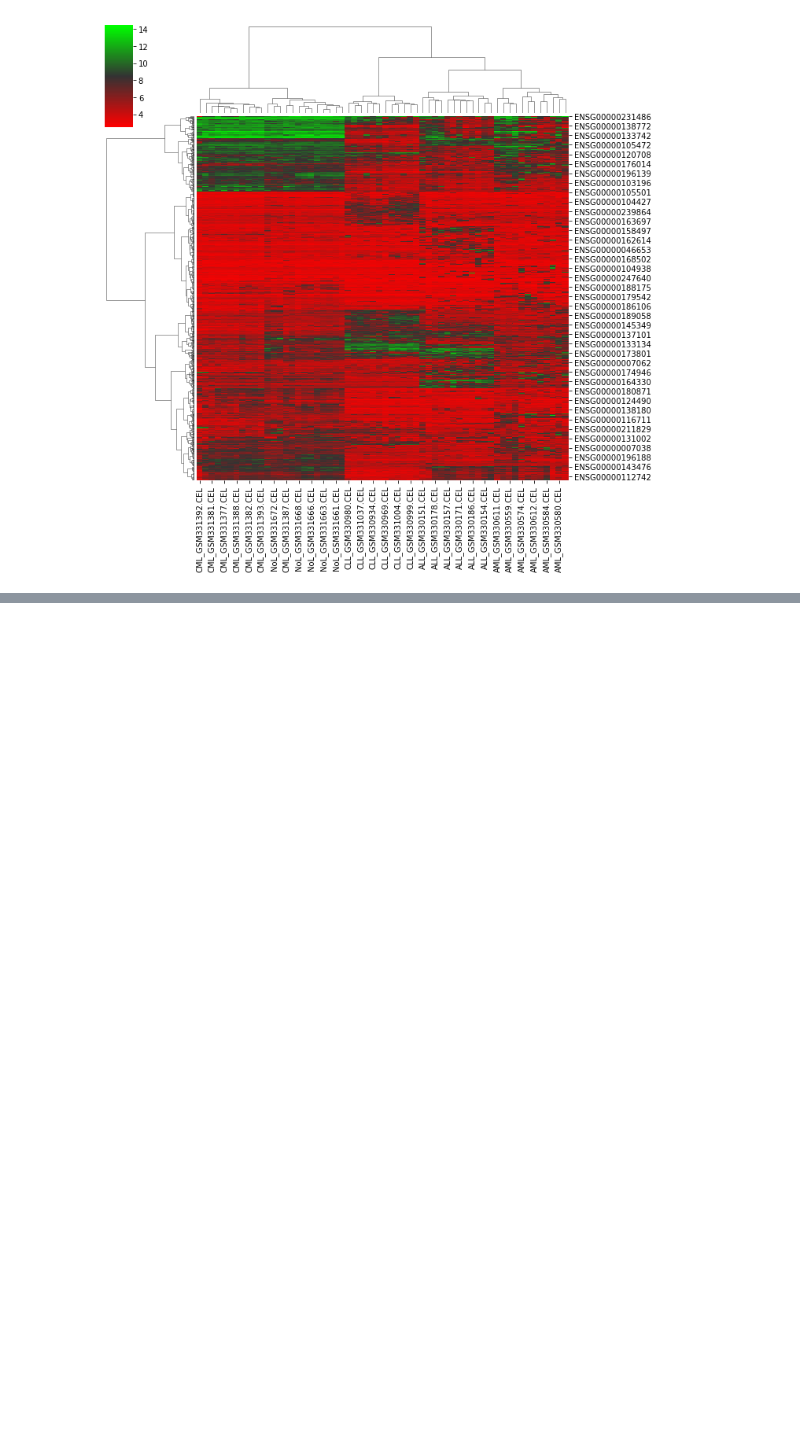
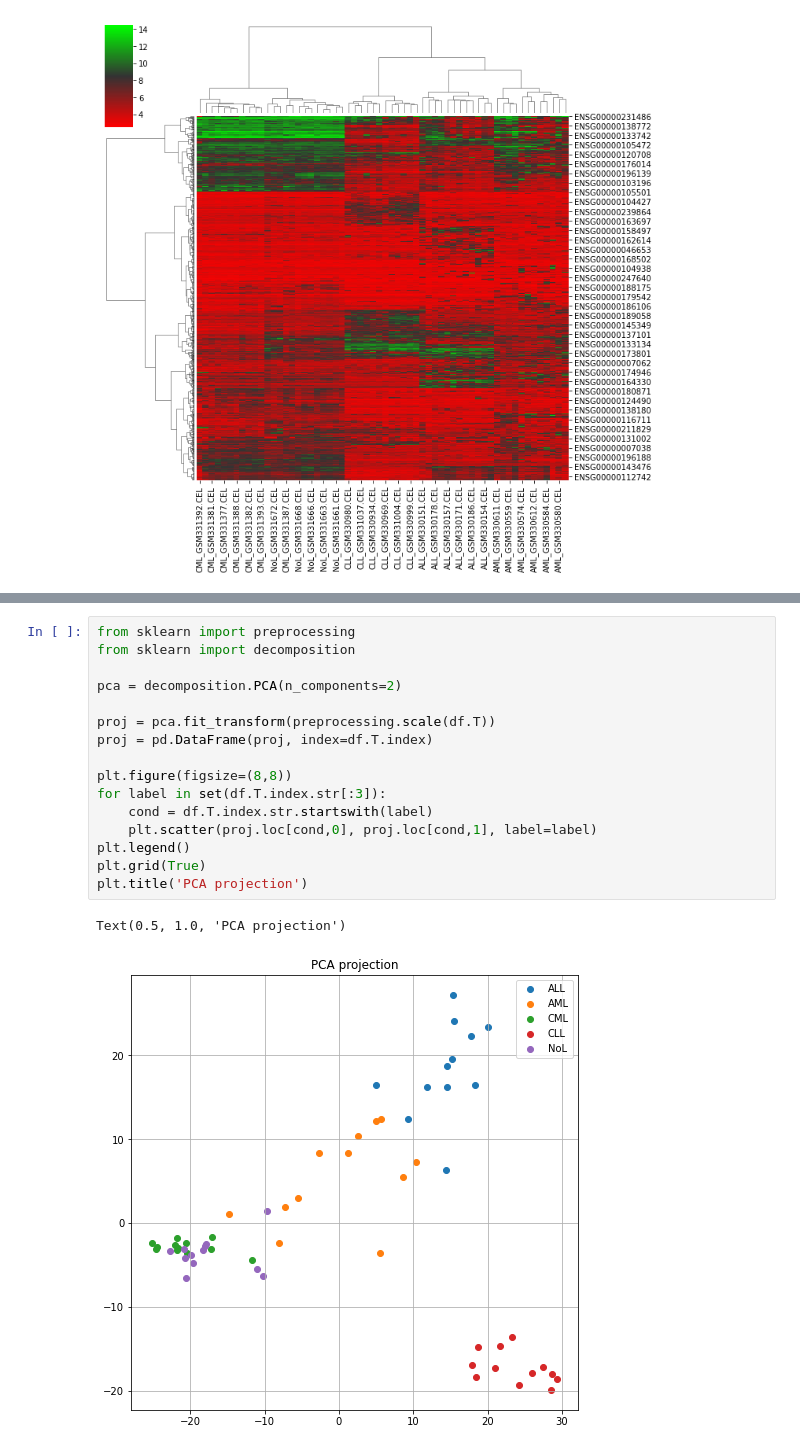
Before and after one commit to taneishi/leukemia, a Jupyter notebook: clustering.ipynb, the cells around one changed output, grey strips where cells are left out. Saved outputs shown, nothing was run; the diff lists cells and outputs as text; blank space fills up the shorter version.

```diff
--- a/clustering.ipynb
+++ b/clustering.ipynb
@@ -49,0 +51,19 @@ dendrogram = hierarchy.dendrogram(linkage, labels=list(df.T.index), leaf_font_si
+# %%
+from sklearn import preprocessing
+from sklearn import decomposition
+
+pca = decomposition.PCA(n_components=2)
+
+proj = pca.fit_transform(preprocessing.scale(df.T))
+proj = pd.DataFrame(proj, index=df.T.index)
+
+plt.figure(figsize=(8,8))
+for label in set(df.T.index.str[:3]):
+    cond = df.T.index.str.startswith(label)
+    plt.scatter(proj.loc[cond,0], proj.loc[cond,1], label=label)
+plt.legend()
+plt.grid(True)
+plt.title('PCA projection')
+# %% [output]
+Text(0.5, 1.0, 'PCA projection')
+[figure, added]
```
Also changed, not shown: parts of 2 cells of this notebook.
